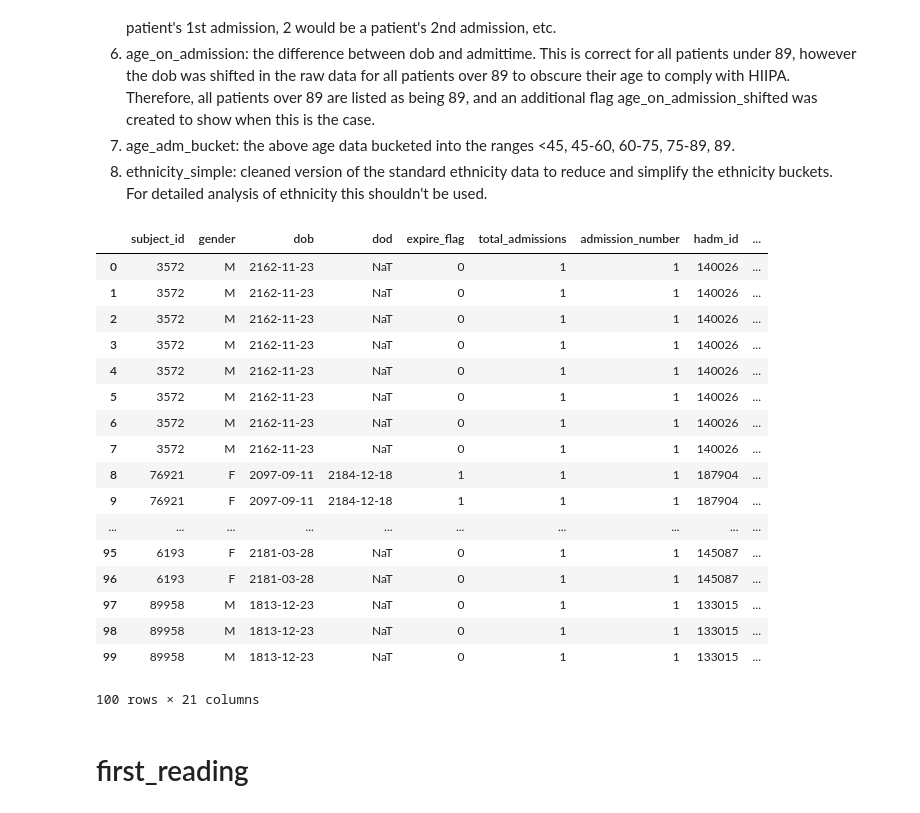
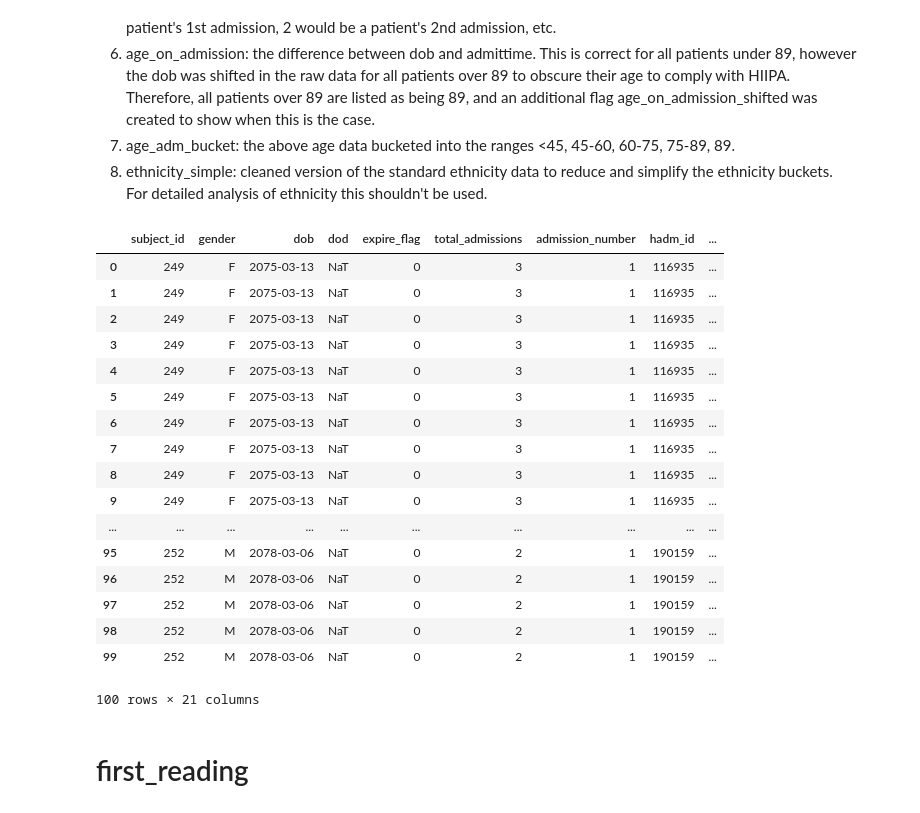
Before and after one commit to jdingram/mimic, a Jupyter notebook: notebooks/0_generate_datasets.ipynb, the cells around one changed output. Drawn from its saved outputs; the diff is of its cells as text; code cells hidden in the pictures.

Commit message:
fixed admission table to pull from s3 bucket

```diff
--- a/notebooks/0_generate_datasets.ipynb
+++ b/notebooks/0_generate_datasets.ipynb
@@ -46,26 +46,26 @@ created to show when this is the case.<br/>
 # %%
 # Create the admission_diagnosis_table and save to S3
 admission_diagnosis_table = create_admission_diagnosis_table()
-to_s3(obj=admission_diagnosis_table, bucket='mimic-jamesi', filename='admission_diagnosis_table.csv')
+to_s3(obj=admission_diagnosis_table, bucket='mimic-jamesi', filepath='data/admission_diagnosis_table.csv')
 admission_diagnosis_table.head(100)
 # %% [output]
 |  | subject_id | gender | dob | dod | expire_flag | total_admissions | admission_number | hadm_id | ... |
-| 0 | 3572 | M | 2162-11-23 | NaT | 0 | 1 | 1 | 140026 | ... |
-| 1 | 3572 | M | 2162-11-23 | NaT | 0 | 1 | 1 | 140026 | ... |
-| 2 | 3572 | M | 2162-11-23 | NaT | 0 | 1 | 1 | 140026 | ... |
-| 3 | 3572 | M | 2162-11-23 | NaT | 0 | 1 | 1 | 140026 | ... |
-| 4 | 3572 | M | 2162-11-23 | NaT | 0 | 1 | 1 | 140026 | ... |
-| 5 | 3572 | M | 2162-11-23 | NaT | 0 | 1 | 1 | 140026 | ... |
-| 6 | 3572 | M | 2162-11-23 | NaT | 0 | 1 | 1 | 140026 | ... |
-| 7 | 3572 | M | 2162-11-23 | NaT | 0 | 1 | 1 | 140026 | ... |
-| 8 | 76921 | F | 2097-09-11 | 2184-12-18 | 1 | 1 | 1 | 187904 | ... |
-| 9 | 76921 | F | 2097-09-11 | 2184-12-18 | 1 | 1 | 1 | 187904 | ... |
+| 0 | 249 | F | 2075-03-13 | NaT | 0 | 3 | 1 | 116935 | ... |
+| 1 | 249 | F | 2075-03-13 | NaT | 0 | 3 | 1 | 116935 | ... |
+| 2 | 249 | F | 2075-03-13 | NaT | 0 | 3 | 1 | 116935 | ... |
+| 3 | 249 | F | 2075-03-13 | NaT | 0 | 3 | 1 | 116935 | ... |
+| 4 | 249 | F | 2075-03-13 | NaT | 0 | 3 | 1 | 116935 | ... |
+| 5 | 249 | F | 2075-03-13 | NaT | 0 | 3 | 1 | 116935 | ... |
+| 6 | 249 | F | 2075-03-13 | NaT | 0 | 3 | 1 | 116935 | ... |
+| 7 | 249 | F | 2075-03-13 | NaT | 0 | 3 | 1 | 116935 | ... |
+| 8 | 249 | F | 2075-03-13 | NaT | 0 | 3 | 1 | 116935 | ... |
+| 9 | 249 | F | 2075-03-13 | NaT | 0 | 3 | 1 | 116935 | ... |
 | ... | ... | ... | ... | ... | ... | ... | ... | ... | ... |
-| 95 | 6193 | F | 2181-03-28 | NaT | 0 | 1 | 1 | 145087 | ... |
-| 96 | 6193 | F | 2181-03-28 | NaT | 0 | 1 | 1 | 145087 | ... |
-| 97 | 89958 | M | 1813-12-23 | NaT | 0 | 1 | 1 | 133015 | ... |
-| 98 | 89958 | M | 1813-12-23 | NaT | 0 | 1 | 1 | 133015 | ... |
-| 99 | 89958 | M | 1813-12-23 | NaT | 0 | 1 | 1 | 133015 | ... |
+| 95 | 252 | M | 2078-03-06 | NaT | 0 | 2 | 1 | 190159 | ... |
+| 96 | 252 | M | 2078-03-06 | NaT | 0 | 2 | 1 | 190159 | ... |
+| 97 | 252 | M | 2078-03-06 | NaT | 0 | 2 | 1 | 190159 | ... |
+| 98 | 252 | M | 2078-03-06 | NaT | 0 | 2 | 1 | 190159 | ... |
+| 99 | 252 | M | 2078-03-06 | NaT | 0 | 2 | 1 | 190159 | ... |
 100 rows × 21 columns
 # %% [markdown]
 # first_reading
```
Also changed, not shown: parts of 5 cells of this notebook, 4 other files.
